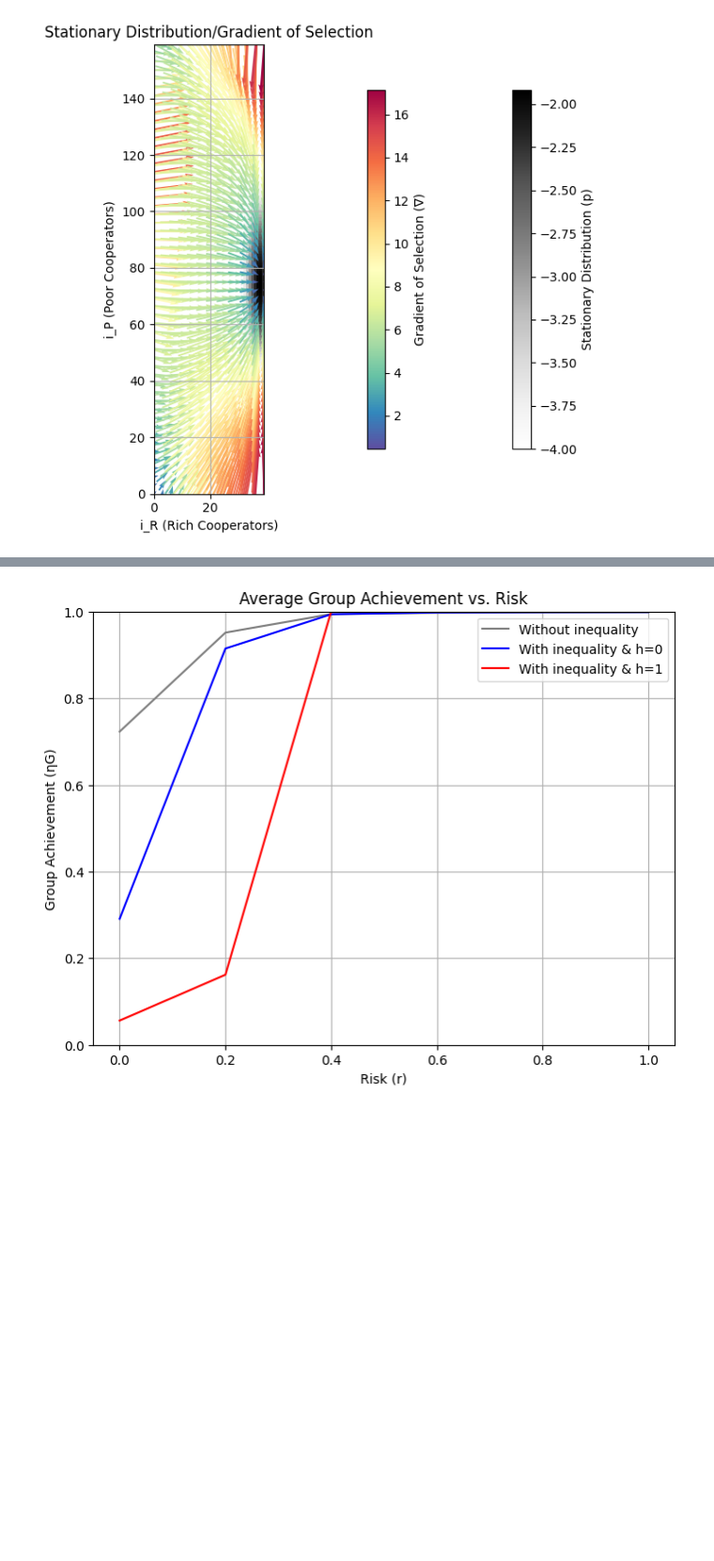
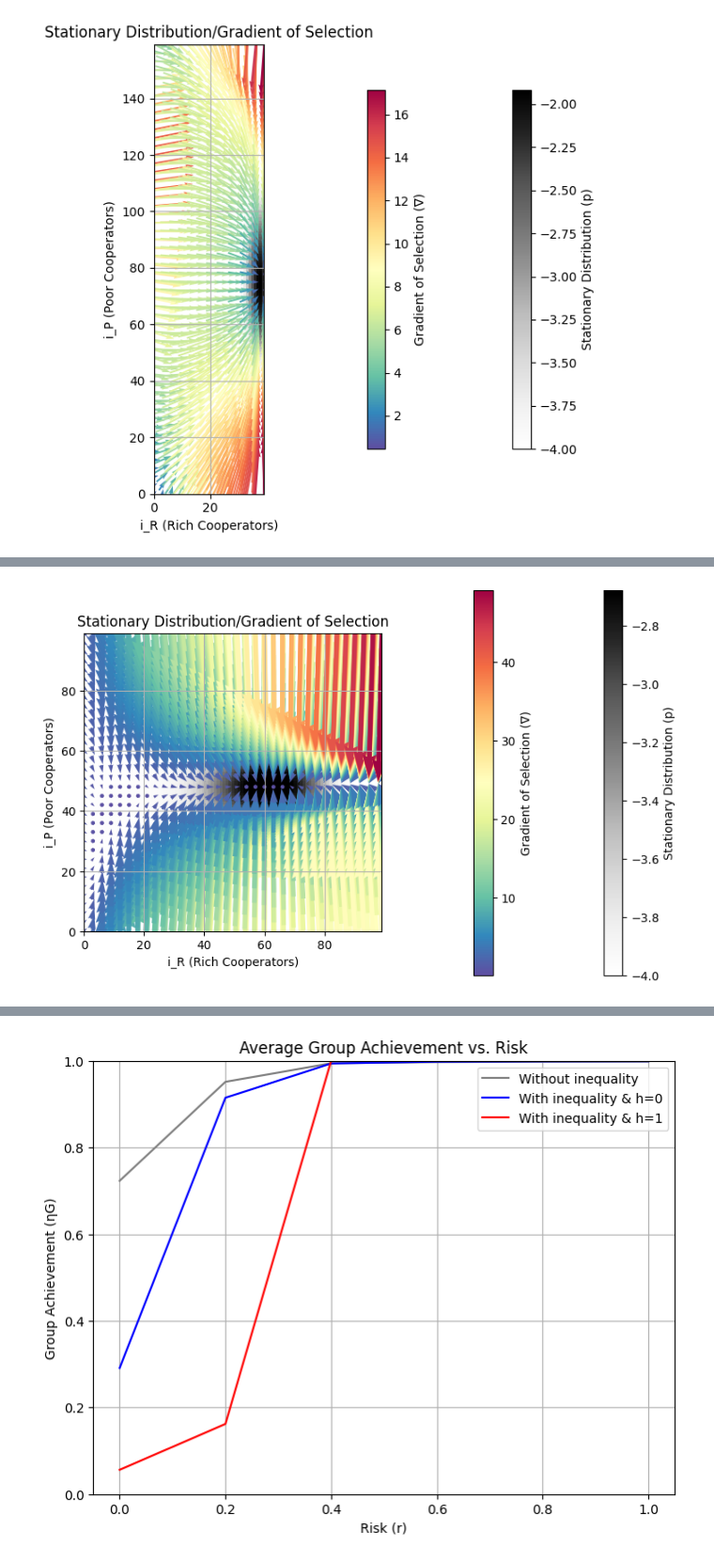
Before and after one commit to sid2364/climate-policies-under-wealth-inequity, a Jupyter notebook: Climate_policies_under_wealth_inequality.ipynb, the cells around one changed output, grey strips where cells are left out. Shown at 94% size. Saved outputs shown, nothing was run; the diff lists cells and outputs as text; code cells hidden in the pictures; blank space fills up the shorter version.

```diff
--- a/Climate_policies_under_wealth_inequality.ipynb
+++ b/Climate_policies_under_wealth_inequality.ipynb
@@ -1122,21 +1144,25 @@ plot_gradient_of_selection(X, Y, U, V, stationary_distribution)
 # %%
 # Figure S2 - D
 game = ClimateThresholdPublicGoodsGame(
     population_size=population_size,
     rich_fraction=rich_fraction,
     endowment_rich=endowment_rich,
     endowment_poor=endowment_poor,
     group_size=group_size,
     threshold=threshold,
     risk=0.3,
     contribution_factor=contribution_factor,
     homophily=0,
-    beta=beta,
-    mu=mu
+    beta=5,
+    mu=mu,
+    pi_max=0.2e-2,
+    gos_max=0.25
 )
 
 X, Y, U, V, stationary_distribution = game.compute_gradient_of_selection()
 plot_gradient_of_selection(X, Y, U, V, stationary_distribution)
+# %% [output]
+[figure, added]
 # %%
 # Figure S2 - E
 game = ClimateThresholdPublicGoodsGame(
```
Also changed, not shown: parts of 14 cells of this notebook.
